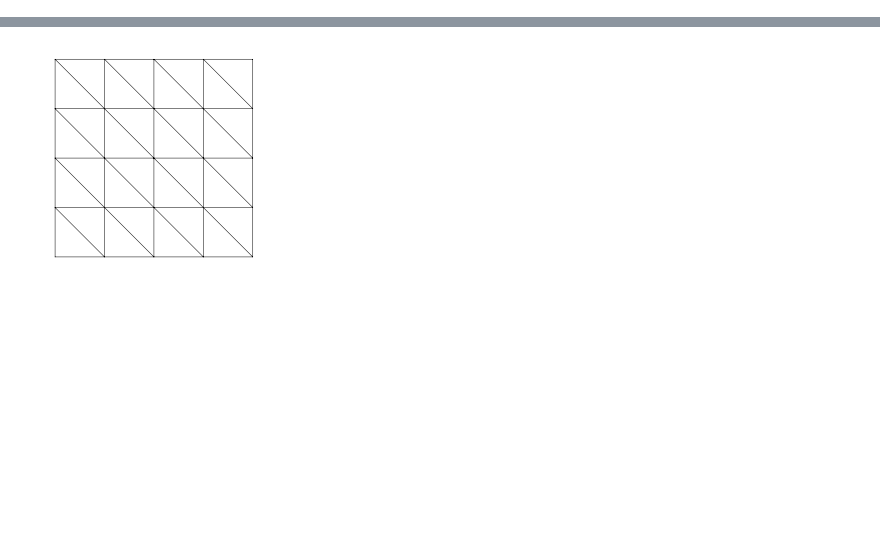
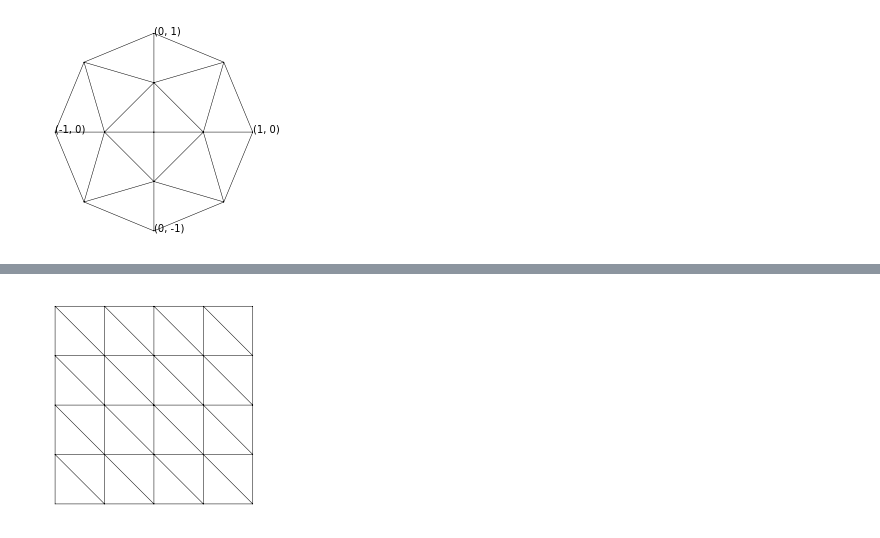
Before and after one commit to uh-comp-methods2/notebooks, a Jupyter notebook: skfem_2d.ipynb, the cells around one changed output, grey strips where cells are left out. Saved outputs shown, nothing was run; the diff lists cells and outputs as text; code cells hidden in the pictures; blank space fills up the shorter version.

```diff
--- a/skfem_2d.ipynb
+++ b/skfem_2d.ipynb
@@ -30,0 +29,13 @@ fem_plt.draw(mesh);
+# %%
+# Unit circle
+mesh = fem.MeshTri.init_circle(nrefs=1)
+fem_plt.draw(mesh)
+eps = np.finfo(float).eps
+xs, ys = mesh.p
+for x, y in zip(xs, ys):
+    # Label only a couple of points
+    if ((abs(x) < eps or abs(y) < eps)
+            and (abs(abs(x) - 1) < eps or abs(abs(y) - 1) < eps)):
+        plt.text(x, y, f'({x:.0f}, {y:.0f})')
+# %% [output]
+[figure, added]
```
Also changed, not shown: parts of 39 cells of this notebook, 1 other file.
